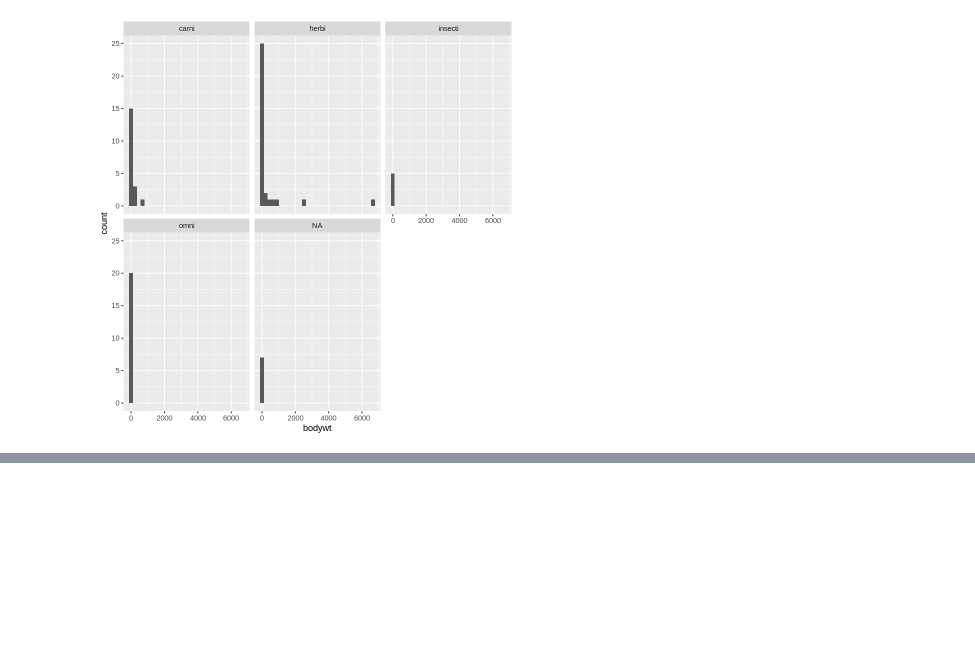
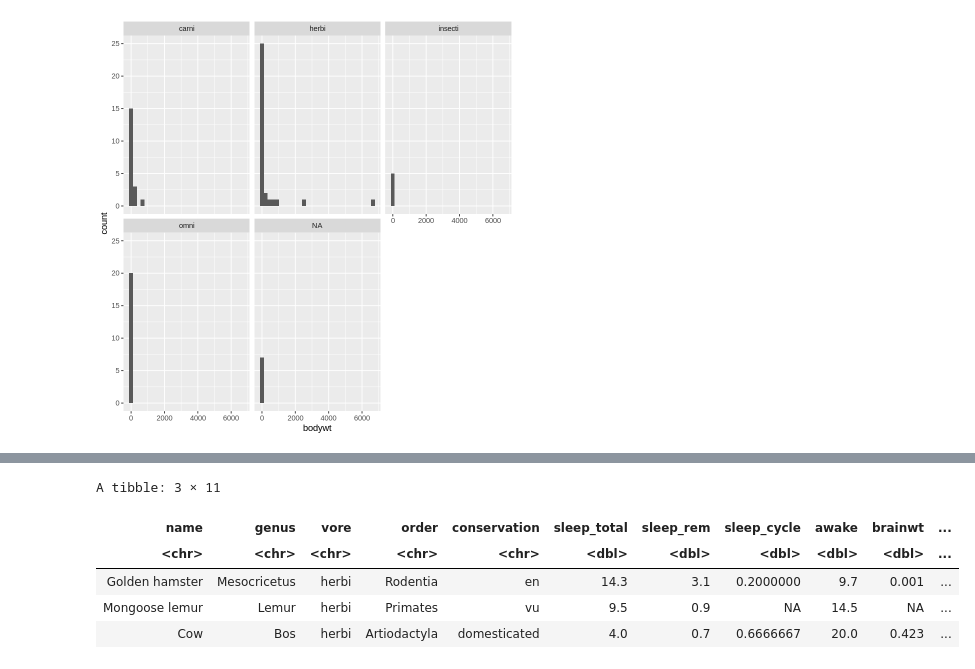
Before and after one commit to polaroidz/polaroidz, a Jupyter notebook: Statistics_in_R.ipynb, the cells around one changed output, grey strips where cells are left out. Saved outputs shown, nothing was run; the diff lists cells and outputs as text; code cells hidden in the pictures; blank space fills up the shorter version.

```diff
--- a/Statistics_in_R.ipynb
+++ b/Statistics_in_R.ipynb
@@ -151,0 +159,12 @@ ggplot(msleep, aes(x = bodywt)) +
+# %%
+set.seed(41)
+# Sampling with replacement in R
+msleep %>%
+  sample_n(3, replace = TRUE)
+# %% [output]
+A tibble: 3 × 11
+| name | genus | vore | order | conservation | sleep_total | sleep_rem | sleep_cycle | awake | brainwt | ... |
+| <chr> | <chr> | <chr> | <chr> | <chr> | <dbl> | <dbl> | <dbl> | <dbl> | <dbl> | ... |
+| Golden hamster | Mesocricetus | herbi | Rodentia | en | 14.3 | 3.1 | 0.2000000 | 9.7 | 0.001 | ... |
+| Mongoose lemur | Lemur | herbi | Primates | vu | 9.5 | 0.9 | NA | 14.5 | NA | ... |
+| Cow | Bos | herbi | Artiodactyla | domesticated | 4.0 | 0.7 | 0.6666667 | 20.0 | 0.423 | ... |
```
Also changed, not shown: parts of 12 cells of this notebook.
